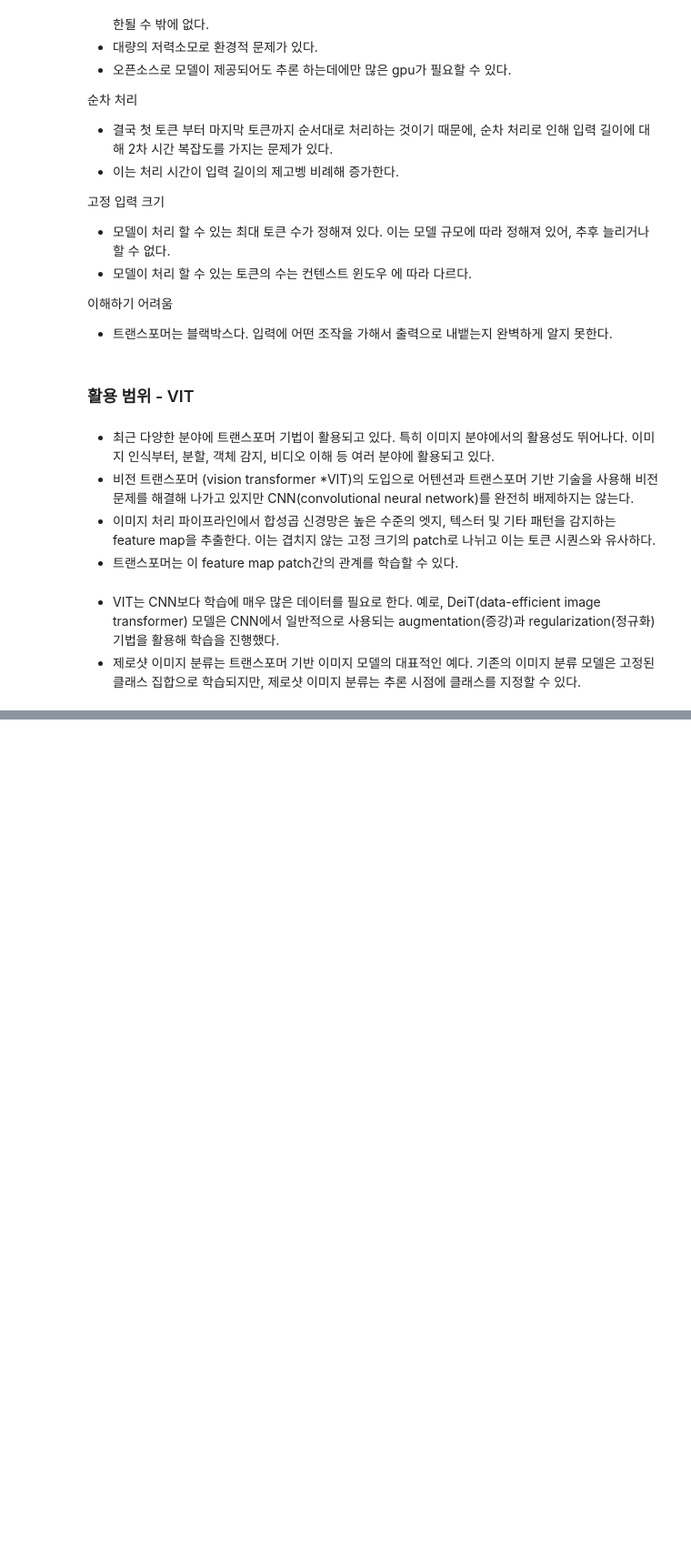
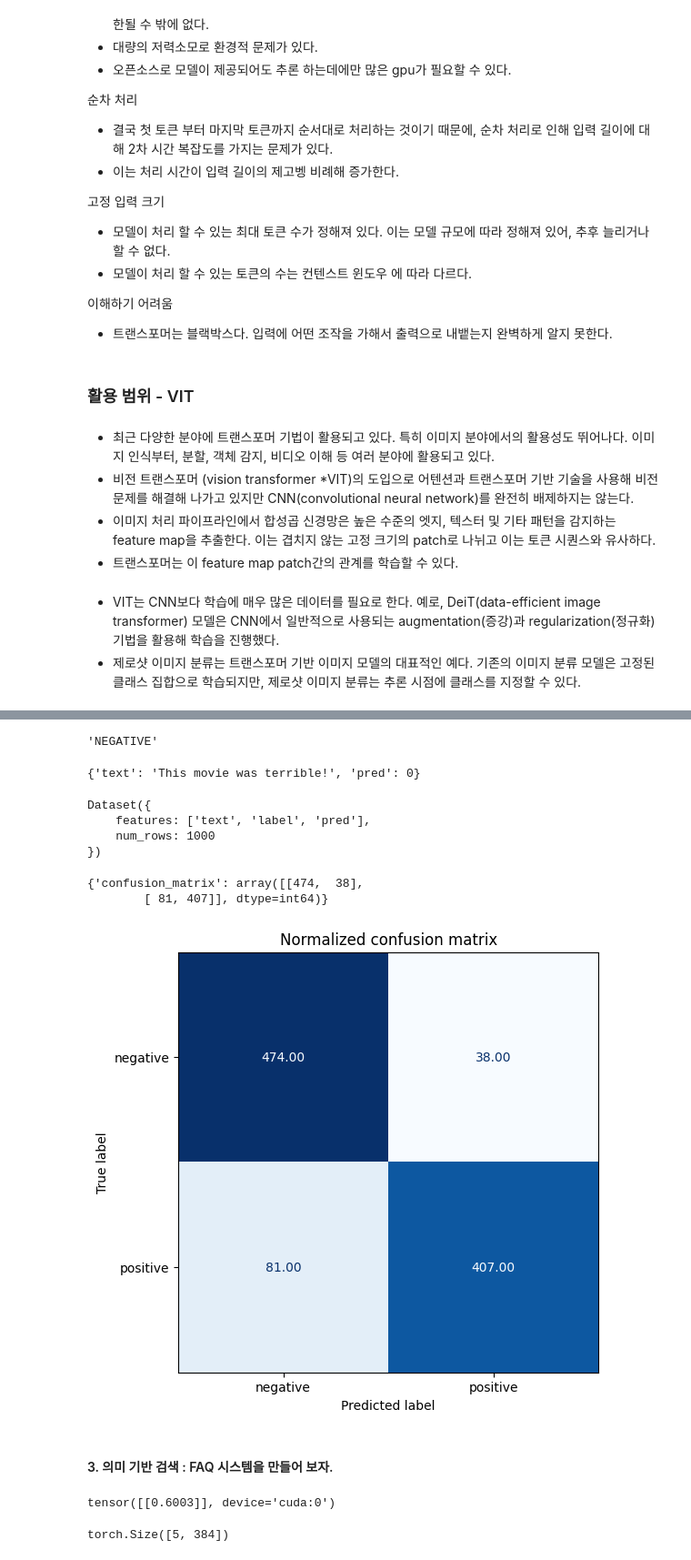
Before and after one commit to HRDI0/Hans_On_Gen_AI, a Jupyter notebook: 5.transformers.ipynb, the cells around one changed output, grey strips where cells are left out. Shown: that part at 91% size. Cells and saved outputs as stored; diff of their text form; code cells hidden in the pictures; blank space fills up the shorter version.

```diff
--- a/5.transformers.ipynb
+++ b/5.transformers.ipynb
@@ -50,0 +338,73 @@ image
+# %%
+model.config.id2label[predicted_class_id]
+# %% [output]
+'NEGATIVE'
+# %%
+def score_with_classifier(sample):
+    """Given a review, predict whether it is positive or negative"""
+    input_ids = tokenizer(
+        sample["text"], truncation=True, return_tensors="pt"
+    ).input_ids
+    classifier_output = model(input_ids)
+    sample["pred"] = classifier_output.logits.argmax().item()
+
+    return sample
+# %%
+score_with_classifier({"text": "This movie was terrible!"})
+# %% [output]
+{'text': 'This movie was terrible!', 'pred': 0}
+# %%
+from datasets import load_dataset
+import evaluate
+import matplotlib.pyplot as plt
+from sklearn.metrics import ConfusionMatrixDisplay
+
+dataset = load_dataset("imdb", cache_dir=cache_dir)["train"]
+
+shuffled_dataset = dataset.shuffle(seed=42)
+small_dataset = shuffled_dataset.select(range(1000))
+
+updated_dataset = small_dataset.map(score_with_classifier)
+updated_dataset
+# %% [output]
+Dataset({
+    features: ['text', 'label', 'pred'],
+    num_rows: 1000
+})
+# %%
+confusion_matrix = evaluate.load("confusion_matrix", cache_dir=cache_dir)
+cm = confusion_matrix.compute(
+    references=updated_dataset["label"],
+    predictions=updated_dataset["pred"],
+)
+cm
+# %% [output]
+{'confusion_matrix': array([[474,  38],
+        [ 81, 407]], dtype=int64)}
+# %%
+fig, ax = plt.subplots(figsize=(6, 6))
+disp = ConfusionMatrixDisplay(
+    confusion_matrix=cm["confusion_matrix"],
+    display_labels=["negative", "positive"],
+)
+disp.plot(cmap="Blues", values_format=".2f", ax=ax, colorbar=False)
+
+plt.title("Normalized confusion matrix")
+plt.show()
+# %% [output]
+[figure, added]
+# %% [markdown]
+#### 3. 의미 기반 검색 : FAQ 시스템을 만들어 보자.
+# %%
+from sentence_transformers import SentenceTransformer, util
+
+sentences = ["I'm happy", "I'm full of happiness"]
+model = SentenceTransformer("sentence-transformers/all-MiniLM-L6-v2", cache_folder=cache_dir)
+
+# Compute embedding for both lists
+embedding_1 = model.encode(sentences[0], convert_to_tensor=True)
+embedding_2 = model.encode(sentences[1], convert_to_tensor=True)
+
+util.pytorch_cos_sim(embedding_1, embedding_2)
+# %% [output]
+tensor([[0.6003]], device='cuda:0')
@@ -50,0 +421,5 @@ image
+# %%
+corpus_embeddings = model.encode(list(faq.values()), convert_to_tensor=True)
+print(corpus_embeddings.shape)
+# %% [output]
+torch.Size([5, 384])
```
Also changed, not shown: parts of 30 cells of this notebook, 2 other files.
